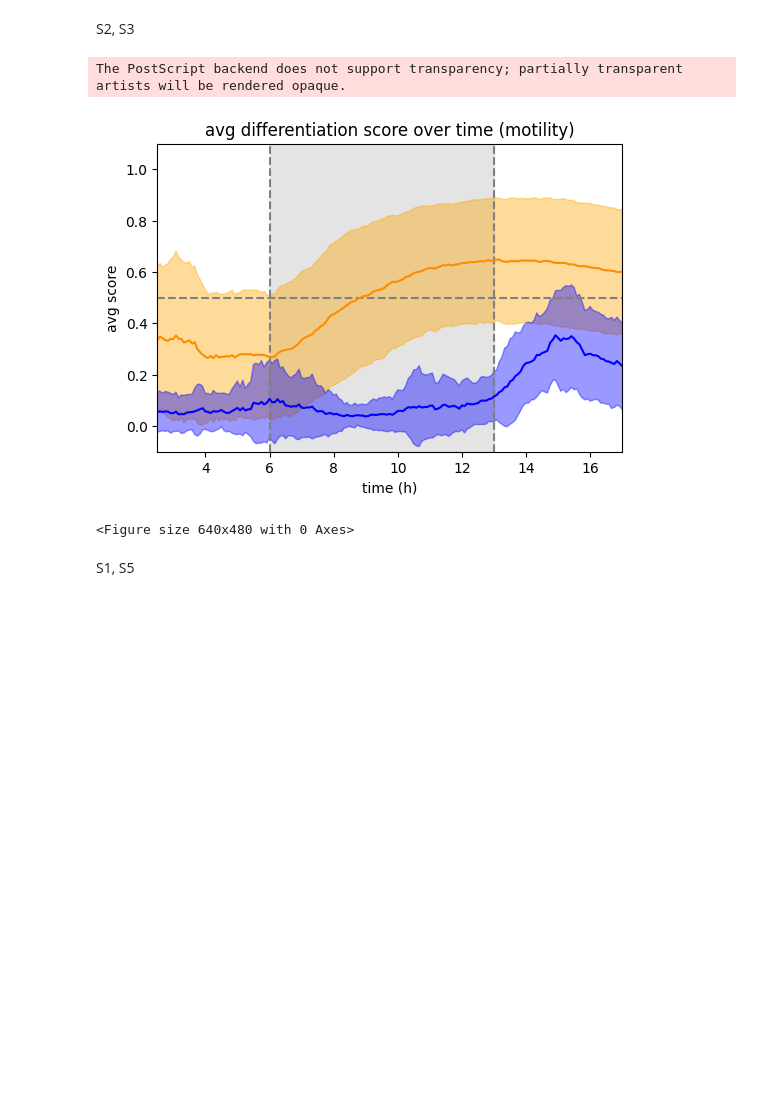
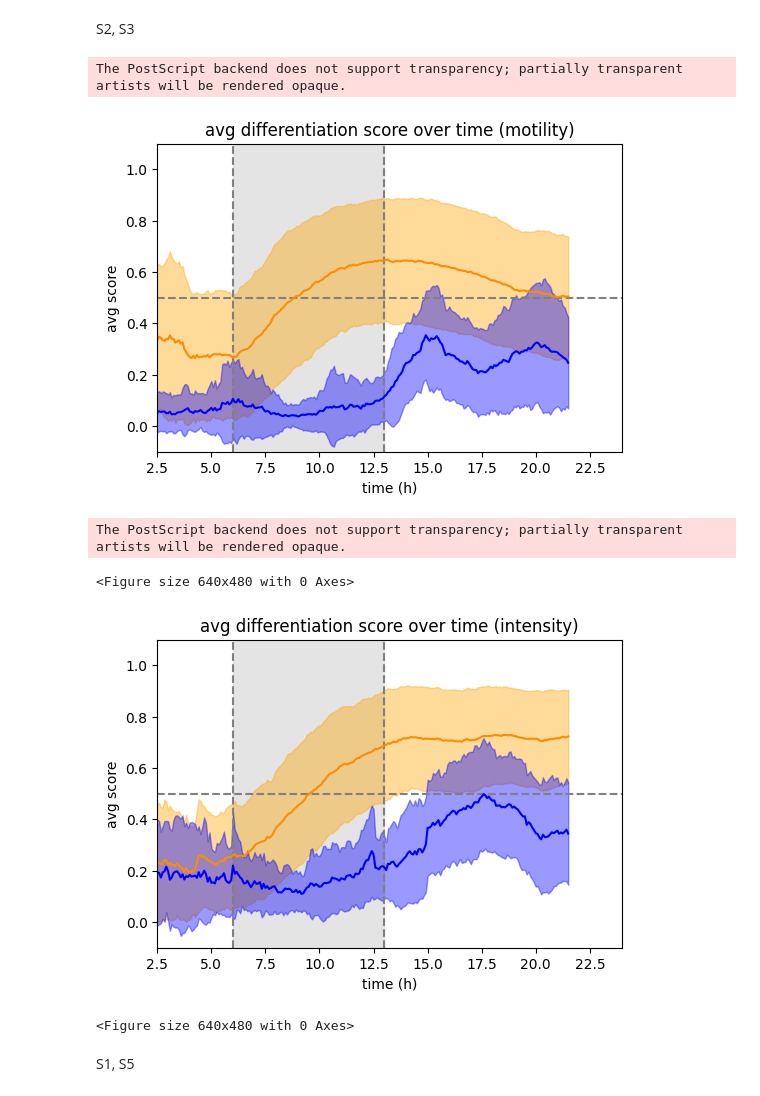
Before and after one commit to zaritskylab/muscle-formation-prediction, a Jupyter notebook: analysis/notebooks/figure_2.ipynb, the cells around one changed output. Cells and saved outputs as stored; diff of their text form; code cells hidden in the pictures; blank space fills up the shorter version.

```diff
--- a/analysis/notebooks/figure_2.ipynb
+++ b/analysis/notebooks/figure_2.ipynb
@@ -45,10 +43,10 @@ scores_df_s1 = data_utils.get_scores_df(scores_motility_path=consts.motility_mod
 # %% [markdown]
 Calculate single cell properties
 # %%
-scores_df_s3 = calcultator.get_properties(scores_df_s3, vid_name="S3", actin_vid_path=consts.s_runs["3"]['actin_path'])
-scores_df_s2 = calcultator.get_properties(scores_df_s2, vid_name="S2", actin_vid_path=consts.s_runs["2"]['actin_path'])
-scores_df_s5 = calcultator.get_properties(scores_df_s5, vid_name="S5", actin_vid_path=consts.s_runs["5"]['actin_path'])
-scores_df_s1 = calcultator.get_properties(scores_df_s1, vid_name="S1", actin_vid_path=consts.s_runs["1"]['actin_path'])
+scores_df_s3 = calculator.get_properties(scores_df_s3, vid_name="S3", actin_vid_path=consts.vid_info_dict["3"]['actin_path'])
+scores_df_s2 = calculator.get_properties(scores_df_s2, vid_name="S2", actin_vid_path=consts.vid_info_dict["2"]['actin_path'])
+scores_df_s5 = calculator.get_properties(scores_df_s5, vid_name="S5", actin_vid_path=consts.vid_info_dict["5"]['actin_path'])
+scores_df_s1 = calculator.get_properties(scores_df_s1, vid_name="S1", actin_vid_path=consts.vid_info_dict["1"]['actin_path'])
 # %% [markdown]
 # Models' performance
 # %% [markdown]
@@ -117,11 +115,15 @@ fig_dir_path = fr"/storage/users/assafzar/Muscle_Differentiation_AvinoamLab/eps_
 S2, S3
 # %%
 data_2_3_test  = [(scores_df_s3, "ERKi", "DarkOrange","Orange"), (scores_df_s2, "DMSO", "blue", "blue"),]
-utils.plot_avg_conf(data_2_3_test, "motility", path=fig_dir_path + "avg diff over time train (1,5) test (2,3) motility", plot_std=True, frames=(72,156), xlim=(2.5, 17))
+utils.plot_avg_conf(data_2_3_test, "motility", path=fig_dir_path + "avg diff over time train (1,5) test (2,3) motility", plot_std=True, time=(6,13), xlim=(2.5, 24))
+utils.plot_avg_conf(data_2_3_test, "intensity", path=fig_dir_path + "avg diff over time train (1,5) test (2,3) intensity", plot_std=True, time=(6,13), xlim=(2.5, 24))
 # %% [output]
 The PostScript backend does not support transparency; partially transparent artists will be rendered opaque.
-[figure, old version]
+[figure, new version]
-<Figure size 640x480 with 0 Axes>
+The PostScript backend does not support transparency; partially transparent artists will be rendered opaque.
+<Figure size 640x480 with 0 Axes>
+[figure, added]
+<Figure size 640x480 with 0 Axes>
 # %% [markdown]
 S1, S5
 # %%
```
Also changed, not shown: parts of 8 cells of this notebook, 21 other files.
